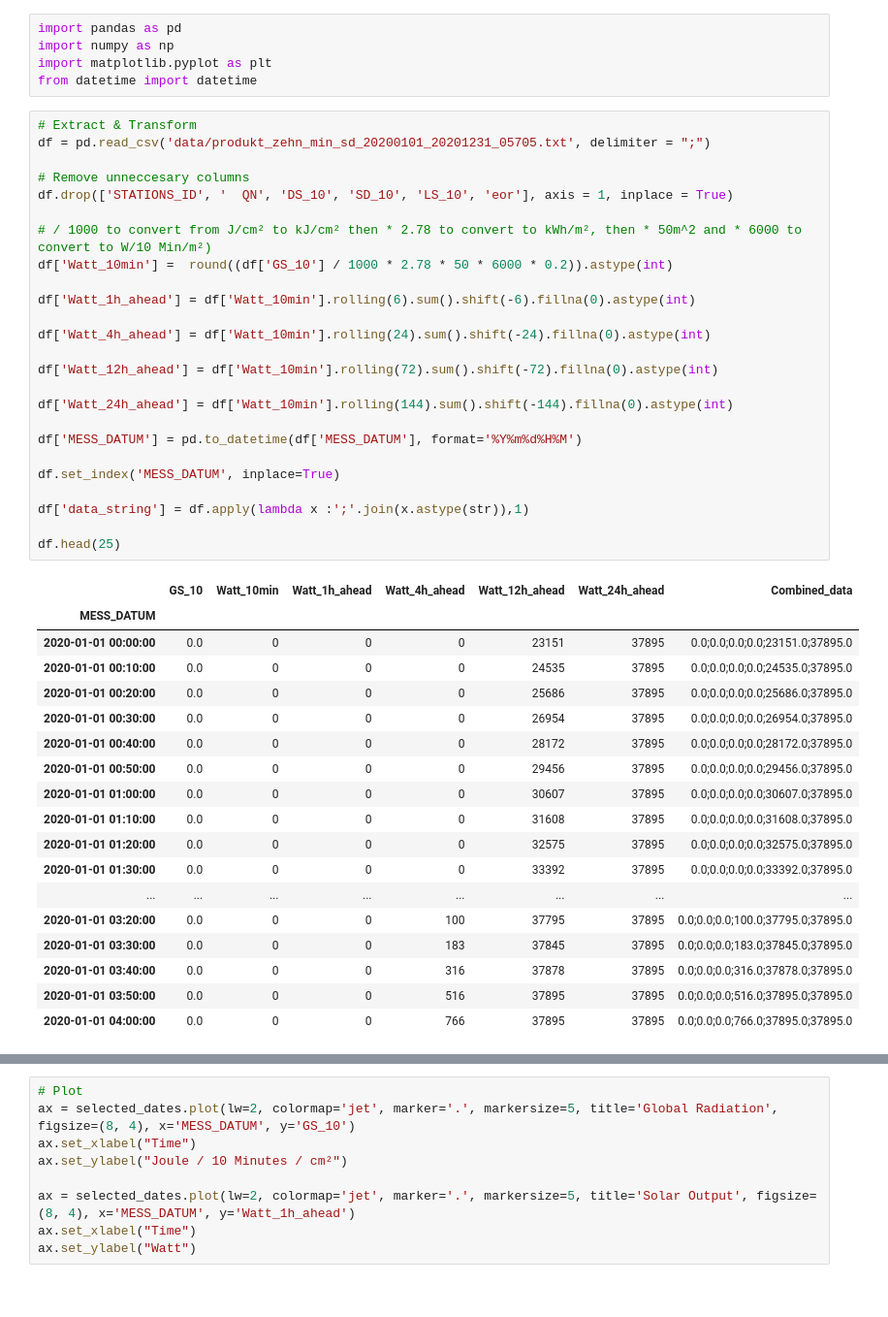
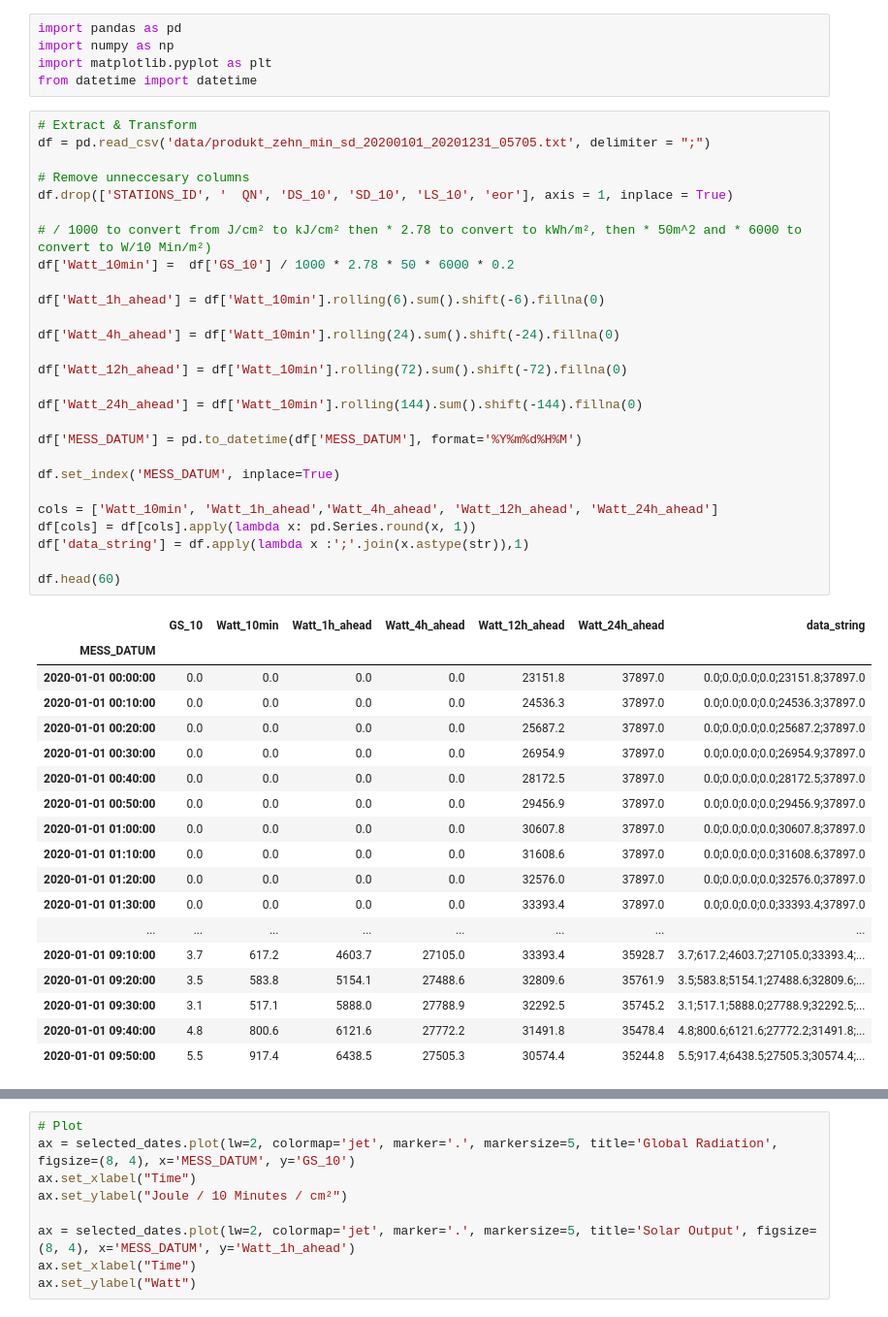
Before and after one commit to 7imo/green-k8s-energy-management, a Jupyter notebook: solardata.ipynb, the cells around one changed output, grey strips where cells are left out. Shown: that part at 97% size. Saved outputs shown, nothing was run; the diff lists cells and outputs as text.

```diff
--- a/solardata.ipynb
+++ b/solardata.ipynb
@@ -6,47 +6,49 @@ from datetime import datetime
 # %%
 # Extract & Transform
 df = pd.read_csv('data/produkt_zehn_min_sd_20200101_20201231_05705.txt', delimiter = ";")
 
 # Remove unneccesary columns
 df.drop(['STATIONS_ID', '  QN', 'DS_10', 'SD_10', 'LS_10', 'eor'], axis = 1, inplace = True)
 
 # / 1000 to convert from J/cm² to kJ/cm² then * 2.78 to convert to kWh/m², then * 50m^2 and * 6000 to convert to W/10 Min/m²)
-df['Watt_10min'] =  round((df['GS_10'] / 1000 * 2.78 * 50 * 6000 * 0.2)).astype(int)
+df['Watt_10min'] =  df['GS_10'] / 1000 * 2.78 * 50 * 6000 * 0.2
 
-df['Watt_1h_ahead'] = df['Watt_10min'].rolling(6).sum().shift(-6).fillna(0).astype(int)
+df['Watt_1h_ahead'] = df['Watt_10min'].rolling(6).sum().shift(-6).fillna(0)
 
-df['Watt_4h_ahead'] = df['Watt_10min'].rolling(24).sum().shift(-24).fillna(0).astype(int)
+df['Watt_4h_ahead'] = df['Watt_10min'].rolling(24).sum().shift(-24).fillna(0)
 
-df['Watt_12h_ahead'] = df['Watt_10min'].rolling(72).sum().shift(-72).fillna(0).astype(int)
+df['Watt_12h_ahead'] = df['Watt_10min'].rolling(72).sum().shift(-72).fillna(0)
 
-df['Watt_24h_ahead'] = df['Watt_10min'].rolling(144).sum().shift(-144).fillna(0).astype(int)
+df['Watt_24h_ahead'] = df['Watt_10min'].rolling(144).sum().shift(-144).fillna(0)
 
 df['MESS_DATUM'] = pd.to_datetime(df['MESS_DATUM'], format='%Y%m%d%H%M')
 
 df.set_index('MESS_DATUM', inplace=True)
 
+cols = ['Watt_10min', 'Watt_1h_ahead','Watt_4h_ahead', 'Watt_12h_ahead', 'Watt_24h_ahead']
+df[cols] = df[cols].apply(lambda x: pd.Series.round(x, 1))
 df['data_string'] = df.apply(lambda x :';'.join(x.astype(str)),1)
 
-df.head(25)
+df.head(60)
 # %% [output]
-|  | GS_10 | Watt_10min | Watt_1h_ahead | Watt_4h_ahead | Watt_12h_ahead | Watt_24h_ahead | Combined_data |
+|  | GS_10 | Watt_10min | Watt_1h_ahead | Watt_4h_ahead | Watt_12h_ahead | Watt_24h_ahead | data_string |
 | MESS_DATUM |  |  |  |  |  |  |  |
-| 2020-01-01 00:00:00 | 0.0 | 0 | 0 | 0 | 23151 | 37895 | 0.0;0.0;0.0;0.0;23151.0;37895.0 |
-| 2020-01-01 00:10:00 | 0.0 | 0 | 0 | 0 | 24535 | 37895 | 0.0;0.0;0.0;0.0;24535.0;37895.0 |
-| 2020-01-01 00:20:00 | 0.0 | 0 | 0 | 0 | 25686 | 37895 | 0.0;0.0;0.0;0.0;25686.0;37895.0 |
-| 2020-01-01 00:30:00 | 0.0 | 0 | 0 | 0 | 26954 | 37895 | 0.0;0.0;0.0;0.0;26954.0;37895.0 |
-| 2020-01-01 00:40:00 | 0.0 | 0 | 0 | 0 | 28172 | 37895 | 0.0;0.0;0.0;0.0;28172.0;37895.0 |
-| 2020-01-01 00:50:00 | 0.0 | 0 | 0 | 0 | 29456 | 37895 | 0.0;0.0;0.0;0.0;29456.0;37895.0 |
-| 2020-01-01 01:00:00 | 0.0 | 0 | 0 | 0 | 30607 | 37895 | 0.0;0.0;0.0;0.0;30607.0;37895.0 |
-| 2020-01-01 01:10:00 | 0.0 | 0 | 0 | 0 | 31608 | 37895 | 0.0;0.0;0.0;0.0;31608.0;37895.0 |
-| 2020-01-01 01:20:00 | 0.0 | 0 | 0 | 0 | 32575 | 37895 | 0.0;0.0;0.0;0.0;32575.0;37895.0 |
-| 2020-01-01 01:30:00 | 0.0 | 0 | 0 | 0 | 33392 | 37895 | 0.0;0.0;0.0;0.0;33392.0;37895.0 |
+| 2020-01-01 00:00:00 | 0.0 | 0.0 | 0.0 | 0.0 | 23151.8 | 37897.0 | 0.0;0.0;0.0;0.0;23151.8;37897.0 |
+| 2020-01-01 00:10:00 | 0.0 | 0.0 | 0.0 | 0.0 | 24536.3 | 37897.0 | 0.0;0.0;0.0;0.0;24536.3;37897.0 |
+| 2020-01-01 00:20:00 | 0.0 | 0.0 | 0.0 | 0.0 | 25687.2 | 37897.0 | 0.0;0.0;0.0;0.0;25687.2;37897.0 |
+| 2020-01-01 00:30:00 | 0.0 | 0.0 | 0.0 | 0.0 | 26954.9 | 37897.0 | 0.0;0.0;0.0;0.0;26954.9;37897.0 |
+| 2020-01-01 00:40:00 | 0.0 | 0.0 | 0.0 | 0.0 | 28172.5 | 37897.0 | 0.0;0.0;0.0;0.0;28172.5;37897.0 |
+| 2020-01-01 00:50:00 | 0.0 | 0.0 | 0.0 | 0.0 | 29456.9 | 37897.0 | 0.0;0.0;0.0;0.0;29456.9;37897.0 |
+| 2020-01-01 01:00:00 | 0.0 | 0.0 | 0.0 | 0.0 | 30607.8 | 37897.0 | 0.0;0.0;0.0;0.0;30607.8;37897.0 |
+| 2020-01-01 01:10:00 | 0.0 | 0.0 | 0.0 | 0.0 | 31608.6 | 37897.0 | 0.0;0.0;0.0;0.0;31608.6;37897.0 |
+| 2020-01-01 01:20:00 | 0.0 | 0.0 | 0.0 | 0.0 | 32576.0 | 37897.0 | 0.0;0.0;0.0;0.0;32576.0;37897.0 |
+| 2020-01-01 01:30:00 | 0.0 | 0.0 | 0.0 | 0.0 | 33393.4 | 37897.0 | 0.0;0.0;0.0;0.0;33393.4;37897.0 |
 | ... | ... | ... | ... | ... | ... | ... | ... |
-| 2020-01-01 03:20:00 | 0.0 | 0 | 0 | 100 | 37795 | 37895 | 0.0;0.0;0.0;100.0;37795.0;37895.0 |
-| 2020-01-01 03:30:00 | 0.0 | 0 | 0 | 183 | 37845 | 37895 | 0.0;0.0;0.0;183.0;37845.0;37895.0 |
-| 2020-01-01 03:40:00 | 0.0 | 0 | 0 | 316 | 37878 | 37895 | 0.0;0.0;0.0;316.0;37878.0;37895.0 |
-| 2020-01-01 03:50:00 | 0.0 | 0 | 0 | 516 | 37895 | 37895 | 0.0;0.0;0.0;516.0;37895.0;37895.0 |
-| 2020-01-01 04:00:00 | 0.0 | 0 | 0 | 766 | 37895 | 37895 | 0.0;0.0;0.0;766.0;37895.0;37895.0 |
+| 2020-01-01 09:10:00 | 3.7 | 617.2 | 4603.7 | 27105.0 | 33393.4 | 35928.7 | 3.7;617.2;4603.7;27105.0;33393.4;... |
+| 2020-01-01 09:20:00 | 3.5 | 583.8 | 5154.1 | 27488.6 | 32809.6 | 35761.9 | 3.5;583.8;5154.1;27488.6;32809.6;... |
+| 2020-01-01 09:30:00 | 3.1 | 517.1 | 5888.0 | 27788.9 | 32292.5 | 35745.2 | 3.1;517.1;5888.0;27788.9;32292.5;... |
+| 2020-01-01 09:40:00 | 4.8 | 800.6 | 6121.6 | 27772.2 | 31491.8 | 35478.4 | 4.8;800.6;6121.6;27772.2;31491.8;... |
+| 2020-01-01 09:50:00 | 5.5 | 917.4 | 6438.5 | 27505.3 | 30574.4 | 35244.8 | 5.5;917.4;6438.5;27505.3;30574.4;... |
 # %%
 # Filter
 start_date = '2020-06-01 00:00:00'
```
Also changed, not shown: parts of 1 cell of this notebook, 2 other files.
